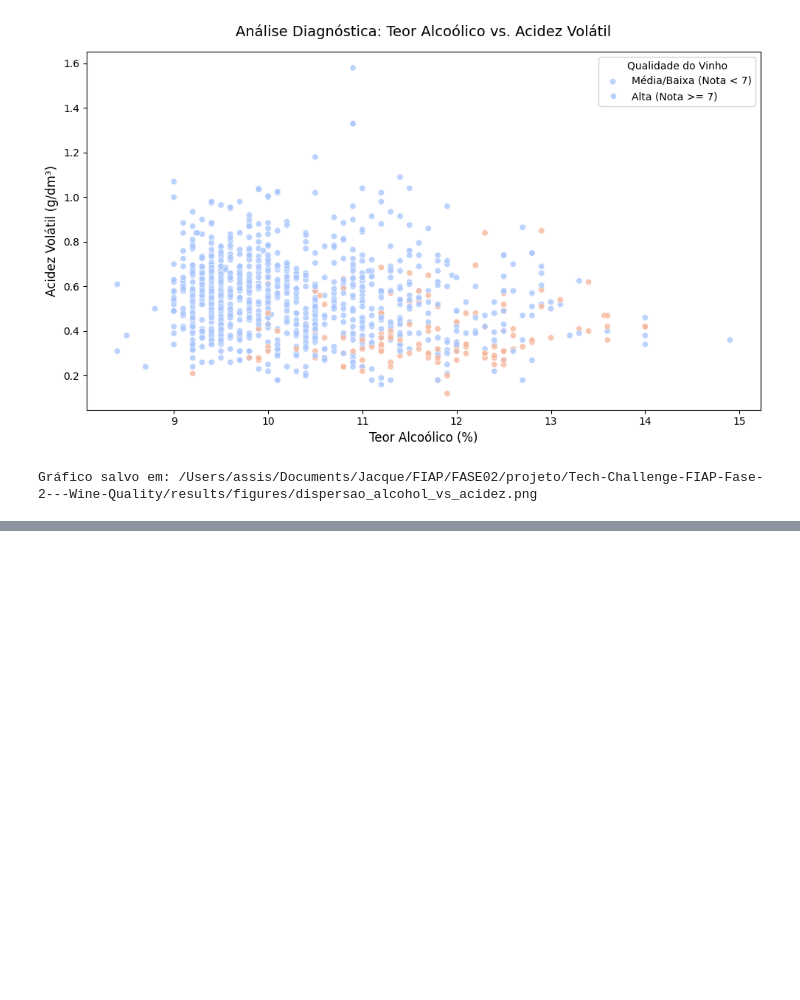
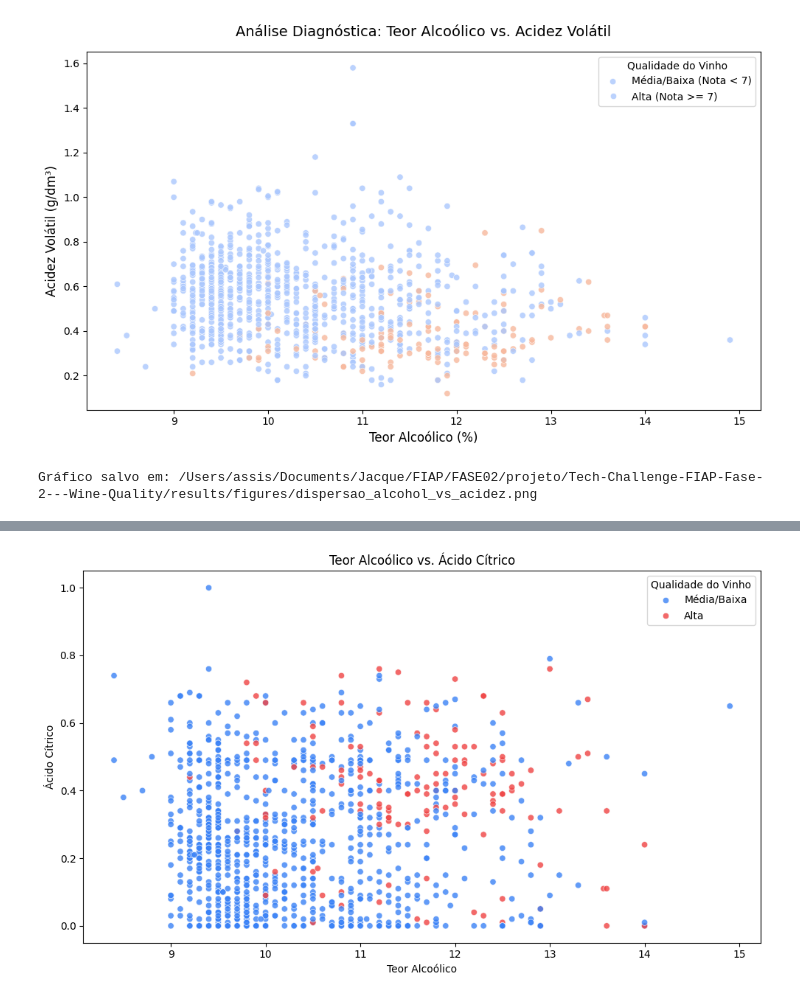
Before and after one commit to gabrielsampaiog/Tech-Challenge-FIAP-Fase-2---Wine-Quality, a Jupyter notebook: notebooks/04_correlacoes.ipynb, the cells around one changed output, grey strips where cells are left out. Drawn from its saved outputs; the diff is of its cells as text; code cells hidden in the pictures; blank space fills up the shorter version.

```diff
--- a/notebooks/04_correlacoes.ipynb
+++ b/notebooks/04_correlacoes.ipynb
@@ -151,0 +198,30 @@ Gráfico salvo em: /Users/assis/Documents/Jacque/FIAP/FASE02/projeto/Tech-Challe
+# %%
+# Exploramos alcohol vs citric acid porque as duas variáveis apresentaram correlação
+# positiva com alta qualidade. Esse gráfico ajuda a analisar se vinhos com maior
+# teor alcoólico e maior presença de ácido cítrico se concentram mais entre os
+# vinhos classificados como alta qualidade.
+
+plt.figure(figsize=(10, 6))
+
+sns.scatterplot(
+    x="alcohol",
+    y="citric acid",
+    hue="quality_label",
+    data=wine_df,
+    palette={
+        "Média/Baixa": "#3b82f6",
+        "Alta": "#ef4444"
+    },
+    alpha=0.8
+)
+
+plt.title("Teor Alcoólico vs. Ácido Cítrico")
+plt.xlabel("Teor Alcoólico")
+plt.ylabel("Ácido Cítrico")
+plt.legend(title="Qualidade do Vinho")
+
+plt.tight_layout()
+plt.savefig(FIGURES_DIR / "dispersao_alcohol_vs_citric_acid.png", bbox_inches="tight")
+plt.show()
+# %% [output]
+[figure, added]
```
Also changed, not shown: parts of 4 cells of this notebook, 23 other files.
